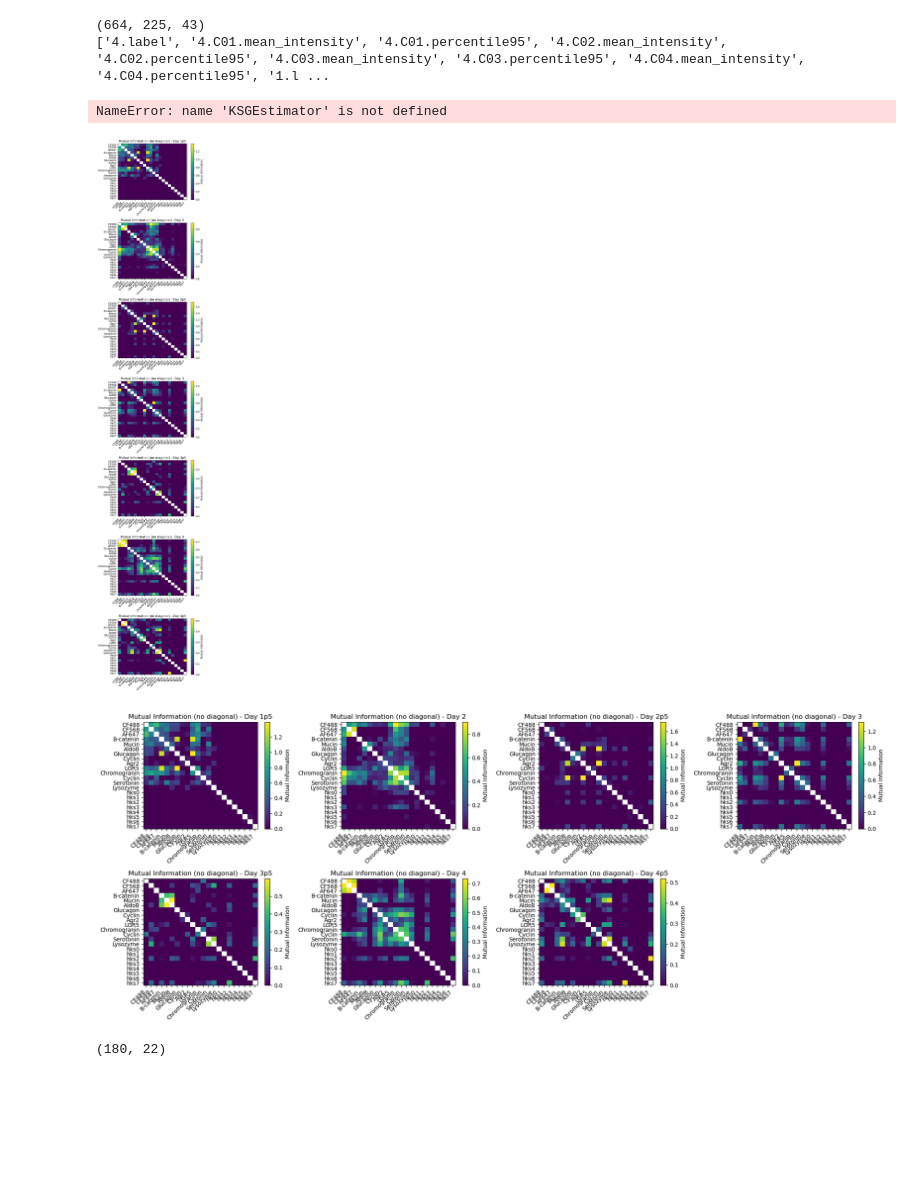
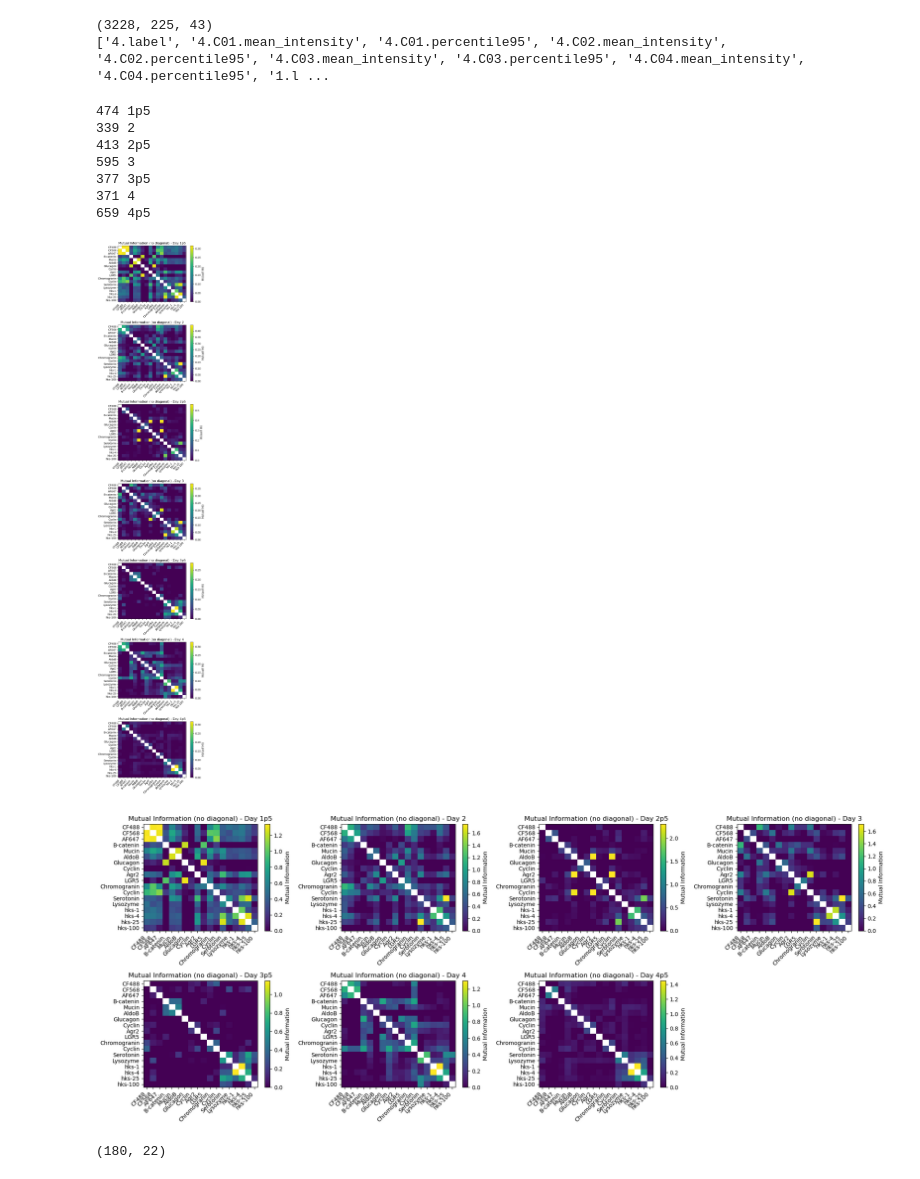
Before and after one commit to Irene-Li/SphericalHarmonics, a Jupyter notebook: correlation_multi.ipynb, the cells around one changed output. Saved outputs shown, nothing was run; the diff lists cells and outputs as text; code cells hidden in the pictures; blank space fills up the shorter version.

```diff
--- a/correlation_multi.ipynb
+++ b/correlation_multi.ipynb
@@ -93,7 +93,7 @@ scaler = res['scalar'].item()
 sigma = res['sigma']
 ts = res['ts']
 
-def load(save_path):
+def load_bof(save_path):
     m = FateMarkers()
     m.load_results(save_path)
     frac = m.compute_recon_quality()
@@ -108,11 +108,20 @@ def load(save_path):
 
     coeffs_hks = m.eigvecs.T @ (m.mass_matrix @ encoding)
     return m.coeffs_fm[:], coeffs_hks, frac
+
+def load(save_path, ts):
+    m = FateMarkers()
+    m.load_results(save_path)
+    frac = m.compute_recon_quality()
+    hks_coeffs = m.compute_hks_for_new_times(ts)
+    return m.coeffs_fm[:], hks_coeffs, frac
 # %%
 coeffs_hks = []
 coeffs_fm = []
 times = []
 fracs = []
+
+ts = [1, 4, 25, 100]
 
 
 for timepoint in timepoints:
@@ -126,7 +135,7 @@ for timepoint in timepoints:
         for label in tqdm(labels):
             save_path = f"{file_path}/fm_data/{label}"
             if os.path.exists(save_path + '_coeffs.npz'):
-                c1, c2, frac = load(save_path)
+                c1, c2, frac = load(save_path, ts)
                 coeffs_fm.append(c1)
                 coeffs_hks.append(c2)
                 times.append(timepoint[3:6])
@@ -188,12 +197,12 @@ final_names = [fm_dict[e[:5]] for e in fm_of_interest if fm_dict[e[:5]] != 'DAPI
 
 coeffs_fm_filtered = coeffs_fm_filtered[:, :, indices]
 # %% [output]
-(664, 225, 43)
+(3228, 225, 43)
 ['4.label', '4.C01.mean_intensity', '4.C01.percentile95', '4.C02.mean_intensity', '4.C02.percentile95', '4.C03.mean_intensity', '4.C03.percentile95', '4.C04.mean_intensity', '4.C04.percentile95', '1.l ...
 # %%
 coeffs = np.concatenate([np.array(coeffs_fm_filtered), filtered_hks], axis=-1)
 
-hks_names = [f'hks{i}' for i in range(filtered_hks.shape[-1])]
+hks_names = [f'hks-{ts[i]}' for i in range(filtered_hks.shape[-1])]
 names = final_names + hks_names
 # %%
 ksg = KSGEstimator()
@@ -219,4 +228,10 @@ for t in np.unique(times):
             mi_matrix[j, i] = mi_matrix[i, j]
     matrices.append(mi_matrix)
 # %% [output]
-NameError: name 'KSGEstimator' is not defined
+474 1p5
+339 2
+413 2p5
+595 3
+377 3p5
+371 4
+659 4p5
@@ -223,32 +247,32 @@ NameError: name 'KSGEstimator' is not defined
 # %%
 # Loop over all matrices for each timepoint
 unique_times_list = np.unique(times)
 n_timepoints = len(unique_times_list)
 
 short_names = [names.split(' ')[0] for names in names]
 
 fig, axes = plt.subplots(len(unique_times_list), 1, figsize=(6, 30))
 
 for idx, (mi_matrix, timepoint) in enumerate(zip(matrices, unique_times_list)):
     n_features = mi_matrix.shape[0]
 
     # Plot 2: Without diagonal elements
     mask = np.eye(n_features, dtype=bool)
     mi_matrix_masked = np.copy(mi_matrix)
     mi_matrix_masked[mask] = np.nan
 
-    im2 = axes[idx].imshow(mi_matrix_masked, cmap='viridis', aspect='auto')
-    plt.colorbar(im2, ax=axes[idx], label='Mutual Information')
+    im2 = axes[idx].imshow(mi_matrix_masked/np.max(mi_matrix), cmap='viridis', aspect='auto')
+    plt.colorbar(im2, ax=axes[idx], label='MI/(self MI)')
     axes[idx].set_xticks(ticks=np.arange(n_features))
     axes[idx].set_xticklabels(short_names, rotation=45, ha='right')
     axes[idx].set_yticks(ticks=np.arange(n_features))
     axes[idx].set_yticklabels(short_names)
     axes[idx].set_title(f'Mutual Information (no diagonal) - Day {timepoint}')
 
 plt.tight_layout()
 plt.show()
 # %% [output]
-[figure, old version]
+[figure, new version]
 # %%
 import math
 
@@ -288,7 +312,7 @@ for j in range(idx + 1, len(axes)):
 plt.tight_layout()
 plt.show()
 # %% [output]
-[figure, old version]
+[figure, new version]
 # %%
 
 lengths = np.sum(coeffs * np.conjugate(coeffs), axis=1)
```
Also changed, not shown: parts of 2 cells of this notebook, 1 other file.
